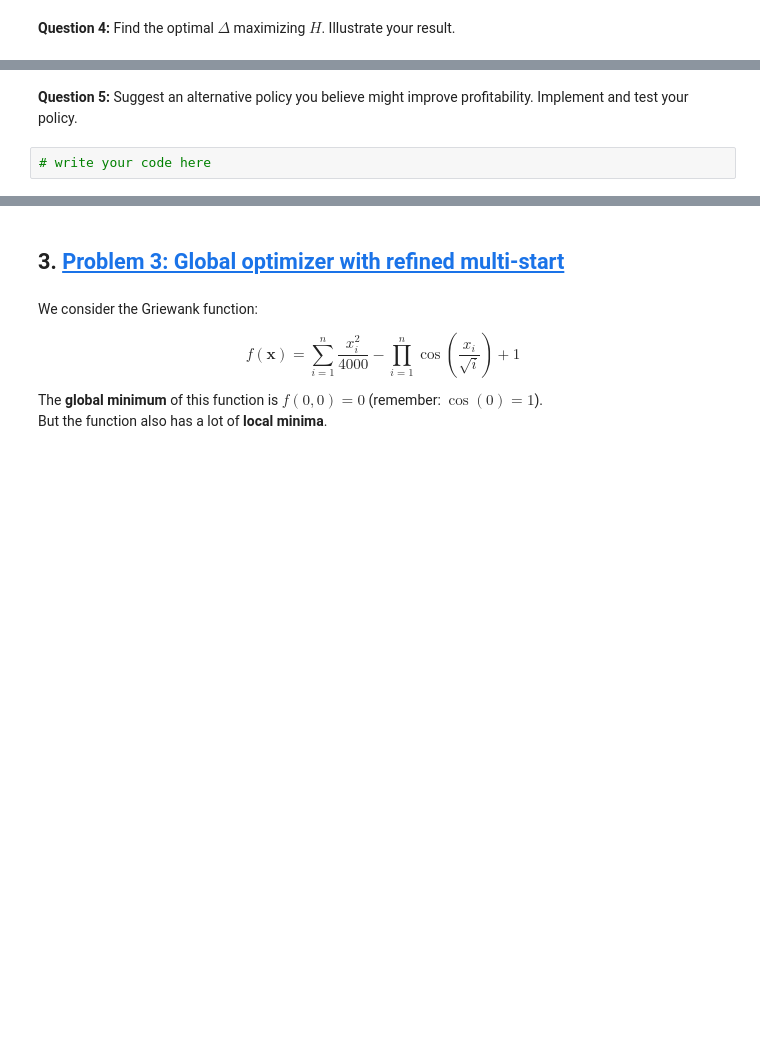
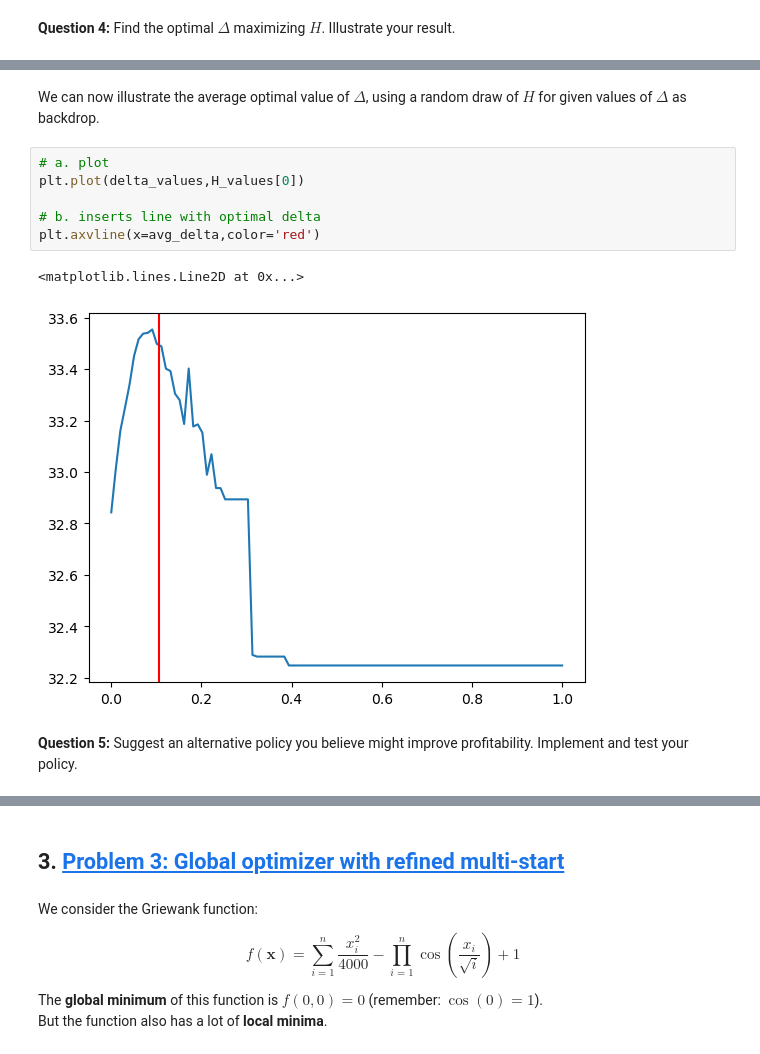
Before and after one commit to NumEconCopenhagen/projects-2023-jacob-per, a Jupyter notebook: examproject/Exam-2023-notebook.ipynb, the cells around one changed output, grey strips where cells are left out. Saved outputs shown, nothing was run; the diff lists cells and outputs as text; blank space fills up the shorter version.

```diff
--- a/examproject/Exam-2023-notebook.ipynb
+++ b/examproject/Exam-2023-notebook.ipynb
@@ -417,5 +566,14 @@ With $\Delta \geq 0$ and $\Delta = 0$ being the previous policy.
+# %% [markdown]
+We can now illustrate the average optimal value of $\Delta$, using a random draw of $H$ for given values of $\Delta$ as backdrop.
+# %%
+# a. plot
+plt.plot(delta_values,H_values[0])
+
+# b. inserts line with optimal delta
+plt.axvline(x=avg_delta,color='red')
+# %% [output]
+<matplotlib.lines.Line2D at 0x...>
+[figure, added]
 # %% [markdown]
 
 **Question 5:** Suggest an alternative policy you believe might improve profitability. Implement and test your policy.
-# %%
-# write your code here
```
Also changed, not shown: parts of 31 cells of this notebook, 1 other file.
